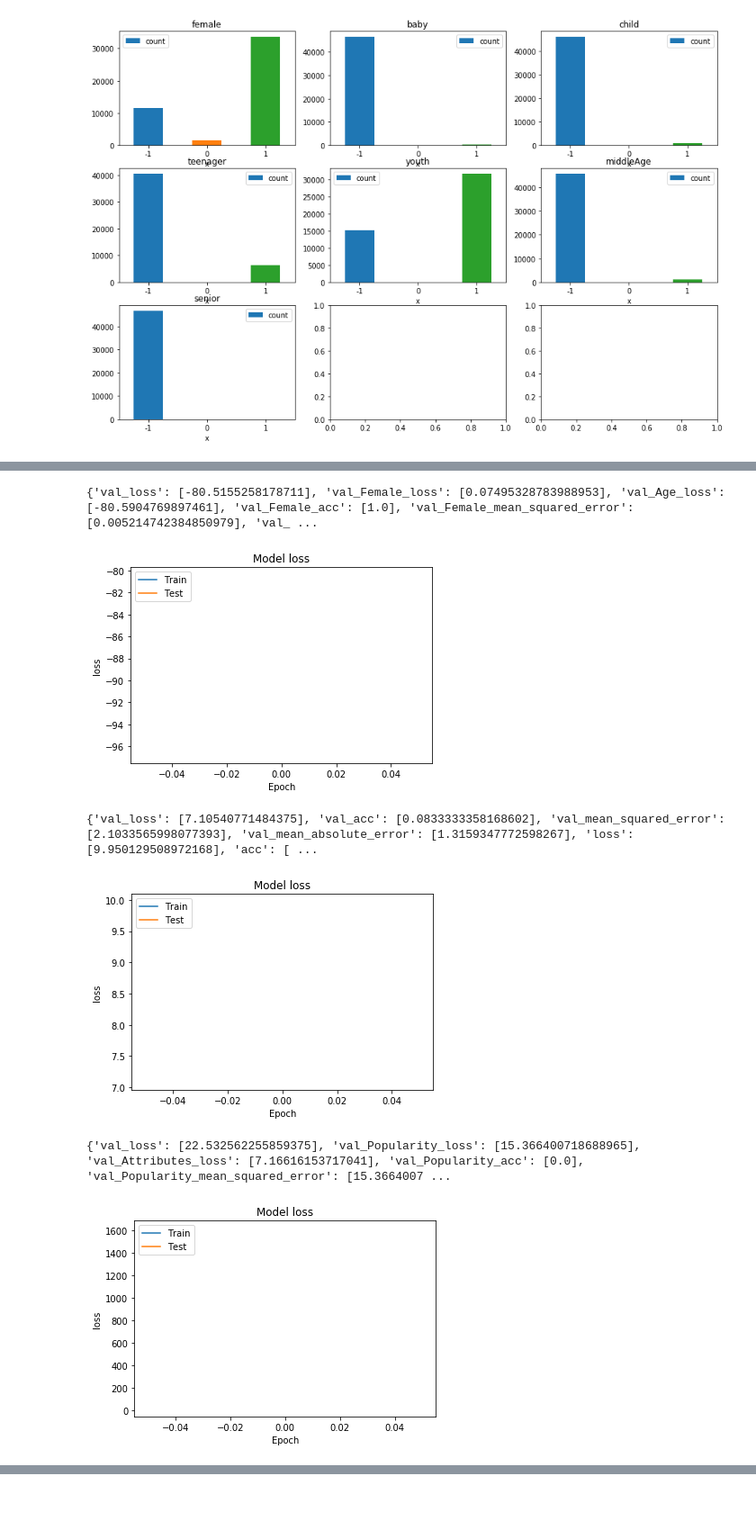
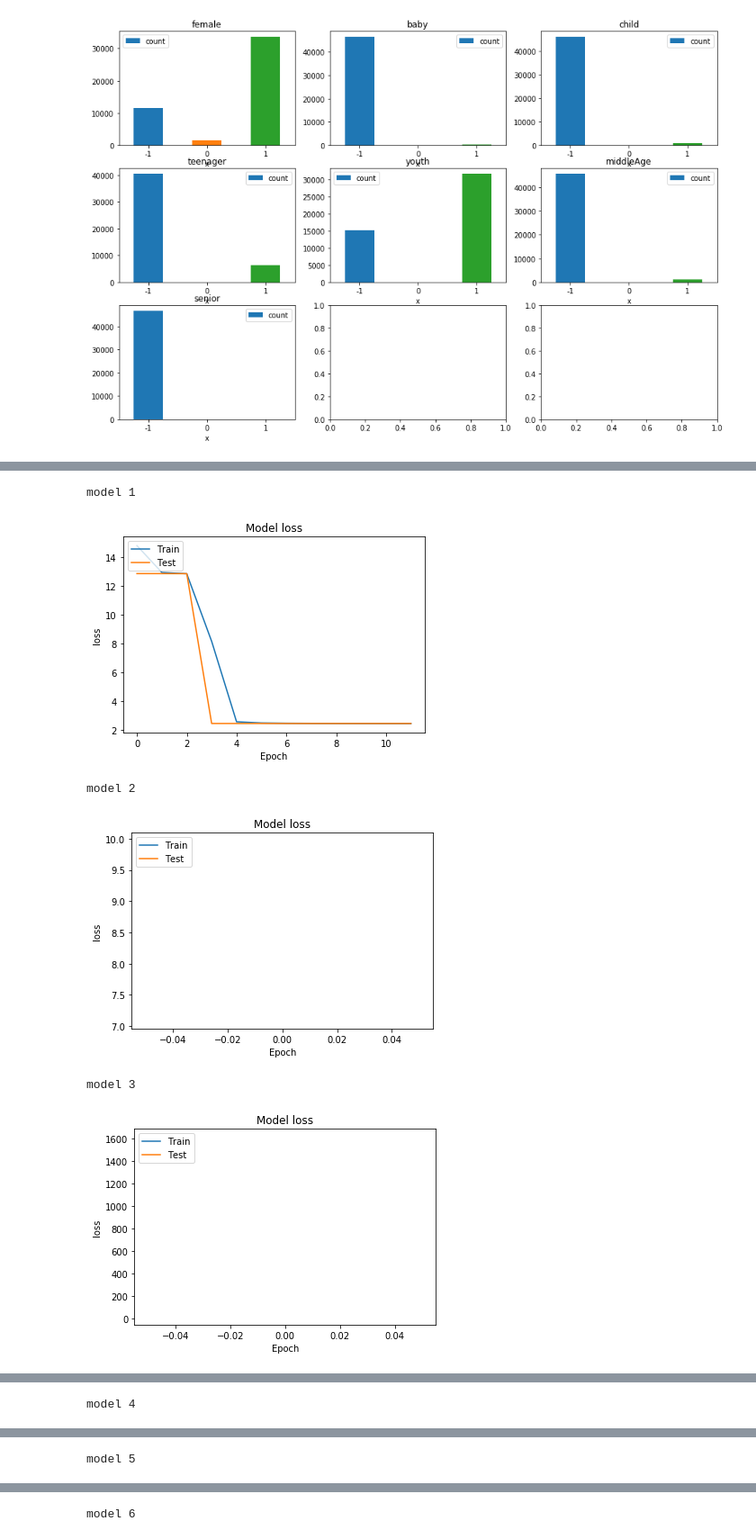
Before and after one commit to varunvora/CRCV-Selfie, a Jupyter notebook: aml_esa.ipynb, the cells around one changed output, grey strips where cells are left out. Shown at 90% size. Cells and saved outputs as stored; diff of their text form; code cells hidden in the pictures; blank space fills up the shorter version.

Commit message:
reverted model 1 weights; updated report

```diff
--- a/aml_esa.ipynb
+++ b/aml_esa.ipynb
@@ -91,20 +121,0 @@ def decode_output(op, n, io=1):
-# %%
-from dataset_loader import img_loader
-
-model = load_model('weights/weights.4.01.h5')
-
-NUM_SAMPLES = 5
-
-def try_model(model, io=1):
-    if io == 4:
-        ip = next(img_loader(batch_size=5, io=io))
-        print(ip)
-    else:
-        ip = []
-        for i in range(NUM_SAMPLES):
-            img_path = 'samples/image' + str(i + 1) + '.jpg'
-            ip.append(get_img(img_path))
-        ip = np.asarray(ip)
-    op = model.predict(ip)
-    decode_output(op, NUM_SAMPLES, io=io)
-try_model(model, io=4)
@@ -112,0 +122,6 @@ ValueError: Unknown layer:name
+# %%
+NUM_SAMPLES = 6
+
+for i in range(1, 7):
+    model = load_model('weights/weights.' + str(i) + '.01.h5')
+    try_model(model, NUM_SAMPLES, io=i)
@@ -126,29 +174,29 @@ ValueError: Unknown layer:name
 # %%
 pop_mse = 'Popularity_mean_squared_error'
 
 def plot_graph(history, met):
     plt.plot(history.history[met])
     plt.plot(history.history['val_' + met])
     plt.title('Model ' + met)
     plt.ylabel(met)
     plt.xlabel('Epoch')
     plt.legend(['Train', 'Test'], loc='upper left')
     plt.show()
 
-for i in range(1, 4):
+for i in range(1, 7):
     with open('pickled_history.' + str(i) + '.pkl', 'rb') as fp:
         history = pickle.load(fp)
-        print(history.history)
-
+        print('model', i)
         plot_graph(history, 'loss')
 
         if pop_mse in history.history:
             plot_graph(history, pop_mse)
 # %% [output]
-{'val_loss': [-80.5155258178711], 'val_Female_loss': [0.07495328783988953], 'val_Age_loss': [-80.5904769897461], 'val_Female_acc': [1.0], 'val_Female_mean_squared_error': [0.005214742384850979], 'val_ ...
+model 1
-[figure, old version]
+[figure, new version]
-{'val_loss': [7.10540771484375], 'val_acc': [0.0833333358168602], 'val_mean_squared_error': [2.1033565998077393], 'val_mean_absolute_error': [1.3159347772598267], 'loss': [9.950129508972168], 'acc': [ ...
+model 2
 [figure]
-{'val_loss': [22.532562255859375], 'val_Popularity_loss': [15.366400718688965], 'val_Attributes_loss': [7.16616153717041], 'val_Popularity_acc': [0.0], 'val_Popularity_mean_squared_error': [15.3664007 ...
+model 3
 [figure]
 [figure]
+model 4
@@ -154,0 +204 @@ for i in range(1, 4):
+model 5
@@ -154,0 +206 @@ for i in range(1, 4):
+model 6
```
Also changed, not shown: parts of 9 cells of this notebook, 1 other file.
